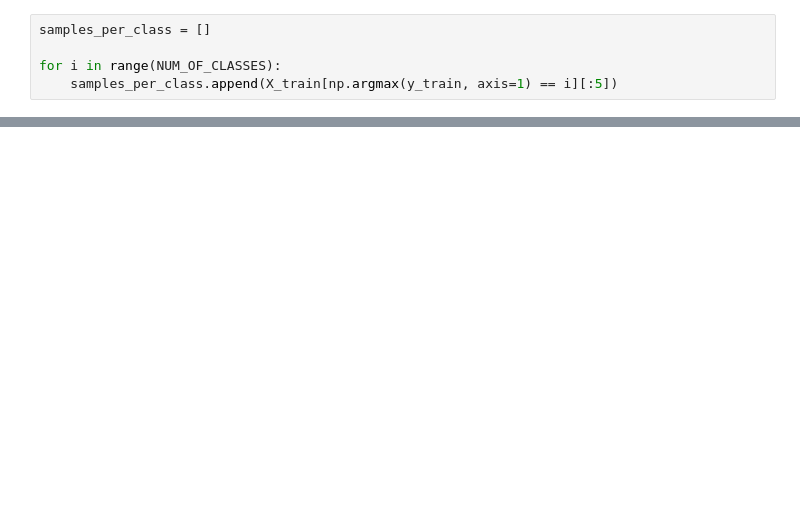
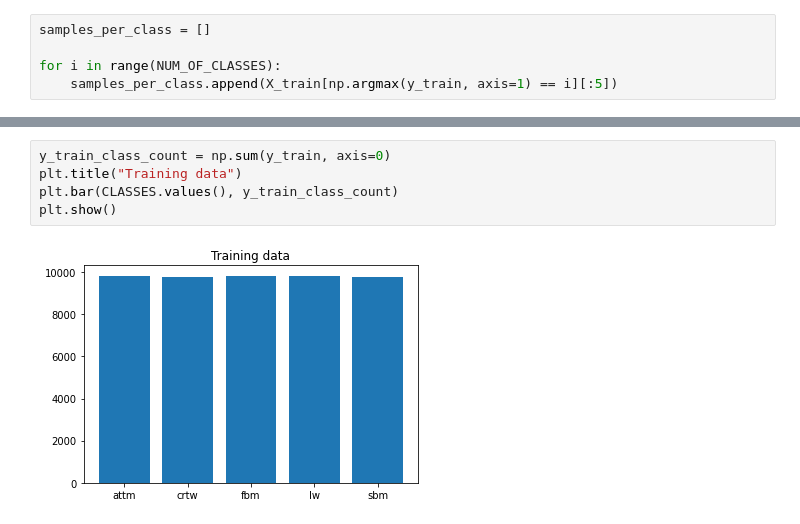
Before and after one commit to LukiLenkiewicz/Zadanie-rekrutacyjne-Solvro, a Jupyter notebook: project.ipynb, the cells around one changed output, grey strips where cells are left out. Saved outputs shown, nothing was run; the diff lists cells and outputs as text; blank space fills up the shorter version.

```diff
--- a/project.ipynb
+++ b/project.ipynb
@@ -29,0 +65,7 @@ AttributeError: 'PathCollection' object has no attribute 'plot'
+# %%
+y_train_class_count = np.sum(y_train, axis=0)
+plt.title("Training data")
+plt.bar(CLASSES.values(), y_train_class_count)
+plt.show()
+# %% [output]
+[figure, added]
```
Also changed, not shown: parts of 7 cells of this notebook, 1 other file.
